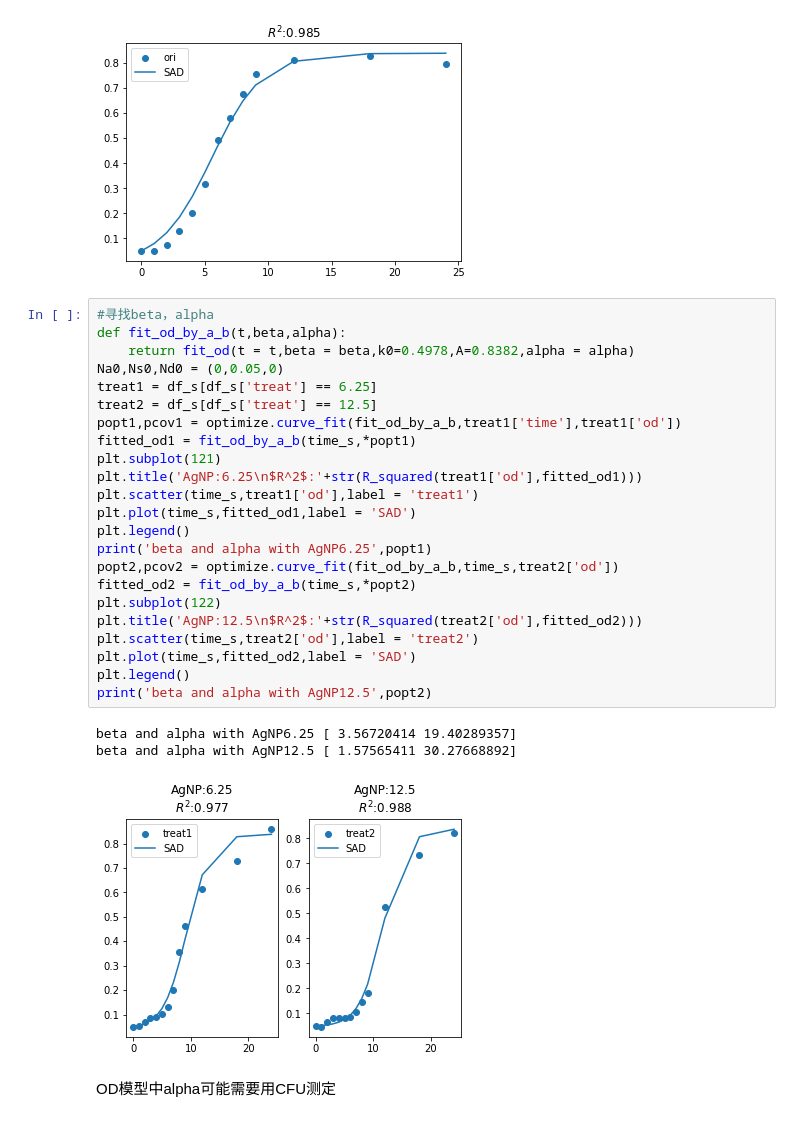
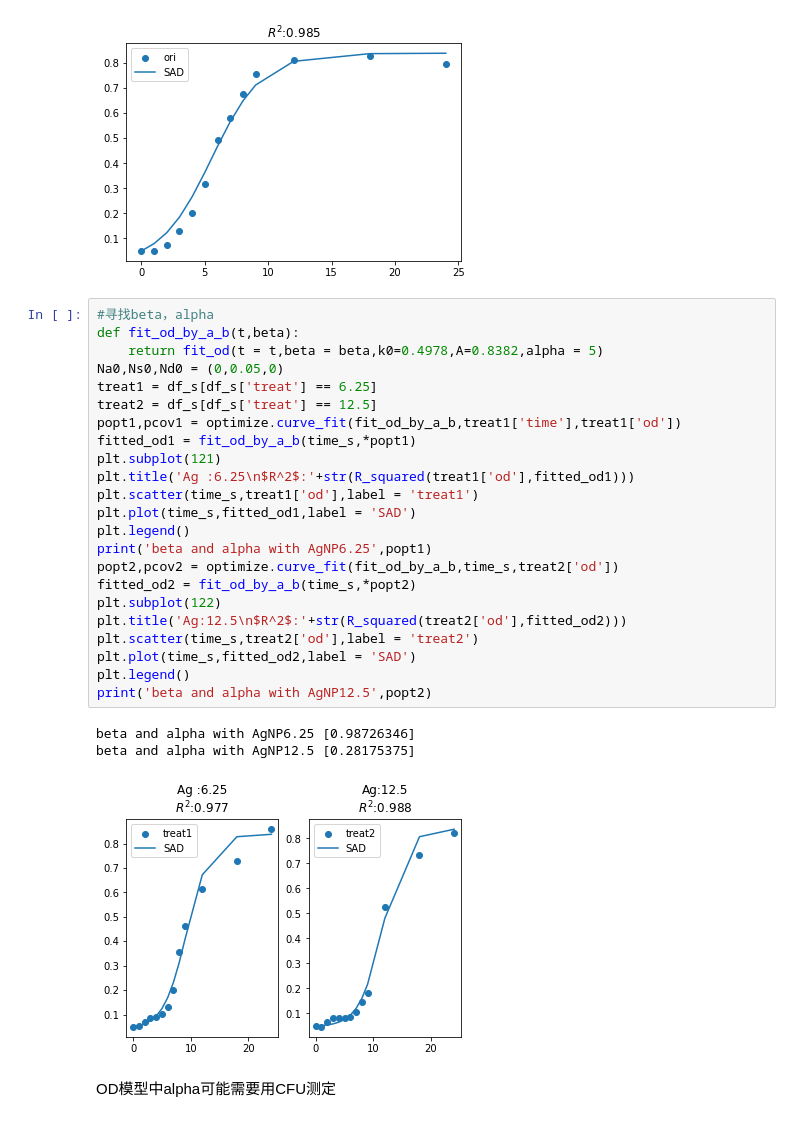
Before and after one commit to yyngfive/model-igem, a Jupyter notebook: AgNP-SAD-model.ipynb, the cells around one changed output. Cells and saved outputs as stored; diff of their text form.

```diff
--- a/AgNP-SAD-model.ipynb
+++ b/AgNP-SAD-model.ipynb
@@ -88,31 +89,31 @@ popt,pcov
 [figure]
 # %%
 #寻找beta，alpha
-def fit_od_by_a_b(t,beta,alpha):
-    return fit_od(t = t,beta = beta,k0=0.4978,A=0.8382,alpha = alpha)
+def fit_od_by_a_b(t,beta):
+    return fit_od(t = t,beta = beta,k0=0.4978,A=0.8382,alpha = 5)
 Na0,Ns0,Nd0 = (0,0.05,0)
 treat1 = df_s[df_s['treat'] == 6.25]
 treat2 = df_s[df_s['treat'] == 12.5]
 popt1,pcov1 = optimize.curve_fit(fit_od_by_a_b,treat1['time'],treat1['od'])
 fitted_od1 = fit_od_by_a_b(time_s,*popt1)
 plt.subplot(121)
-plt.title('AgNP:6.25\n$R^2$:'+str(R_squared(treat1['od'],fitted_od1)))
+plt.title('Ag :6.25\n$R^2$:'+str(R_squared(treat1['od'],fitted_od1)))
 plt.scatter(time_s,treat1['od'],label = 'treat1')
 plt.plot(time_s,fitted_od1,label = 'SAD')
 plt.legend()
 print('beta and alpha with AgNP6.25',popt1)
 popt2,pcov2 = optimize.curve_fit(fit_od_by_a_b,time_s,treat2['od'])
 fitted_od2 = fit_od_by_a_b(time_s,*popt2)
 plt.subplot(122)
-plt.title('AgNP:12.5\n$R^2$:'+str(R_squared(treat2['od'],fitted_od2)))
+plt.title('Ag:12.5\n$R^2$:'+str(R_squared(treat2['od'],fitted_od2)))
 plt.scatter(time_s,treat2['od'],label = 'treat2')
 plt.plot(time_s,fitted_od2,label = 'SAD')
 plt.legend()
 print('beta and alpha with AgNP12.5',popt2)
 # %% [output]
-beta and alpha with AgNP6.25 [ 3.56720414 19.40289357]
-beta and alpha with AgNP12.5 [ 1.57565411 30.27668892]
+beta and alpha with AgNP6.25 [0.98726346]
+beta and alpha with AgNP12.5 [0.28175375]
-[figure, old version]
+[figure, new version]
 # %% [markdown]
 OD模型中alpha可能需要用CFU测定
 # %%
```
Also changed, not shown: parts of 10 cells of this notebook, 4 other files.
